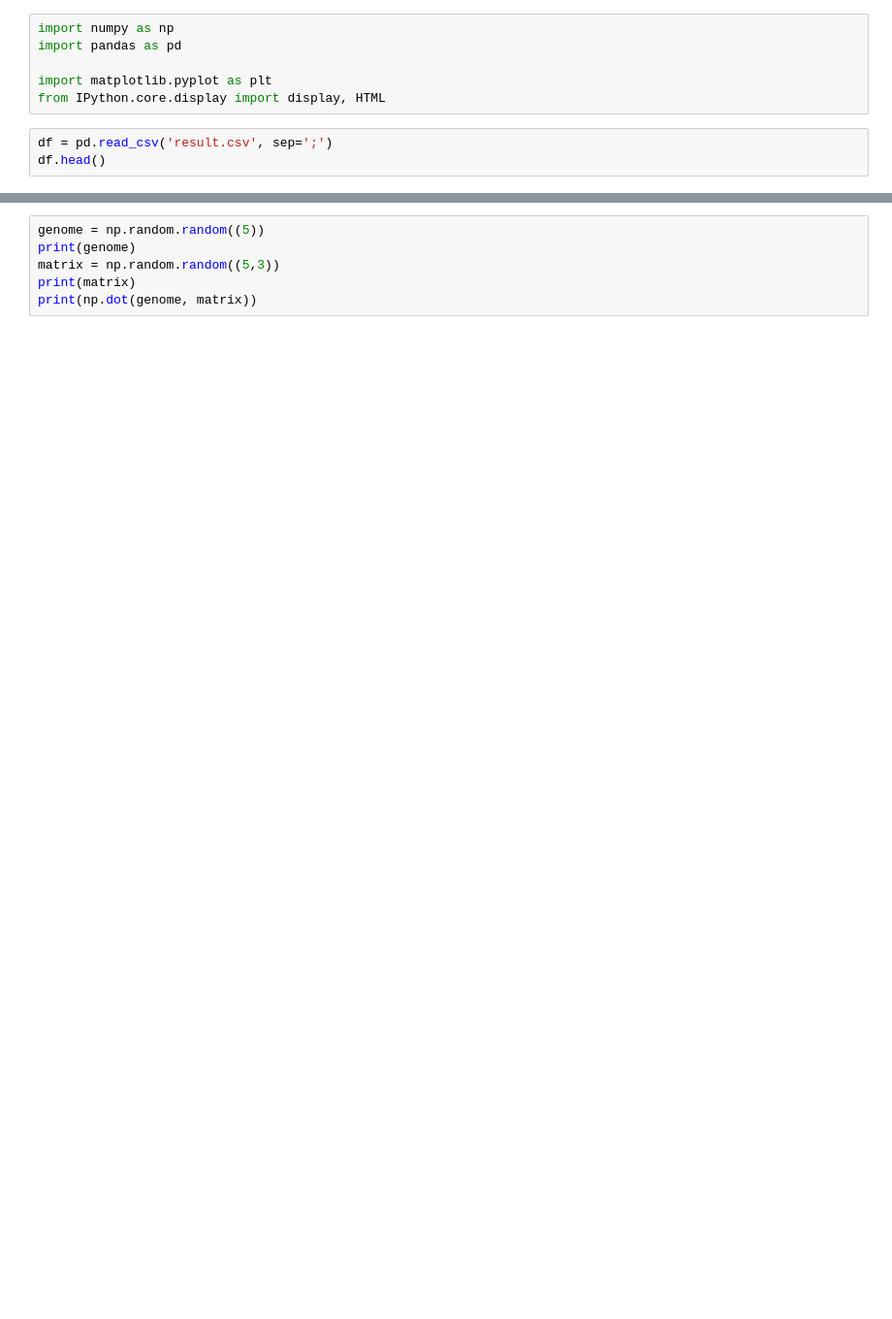
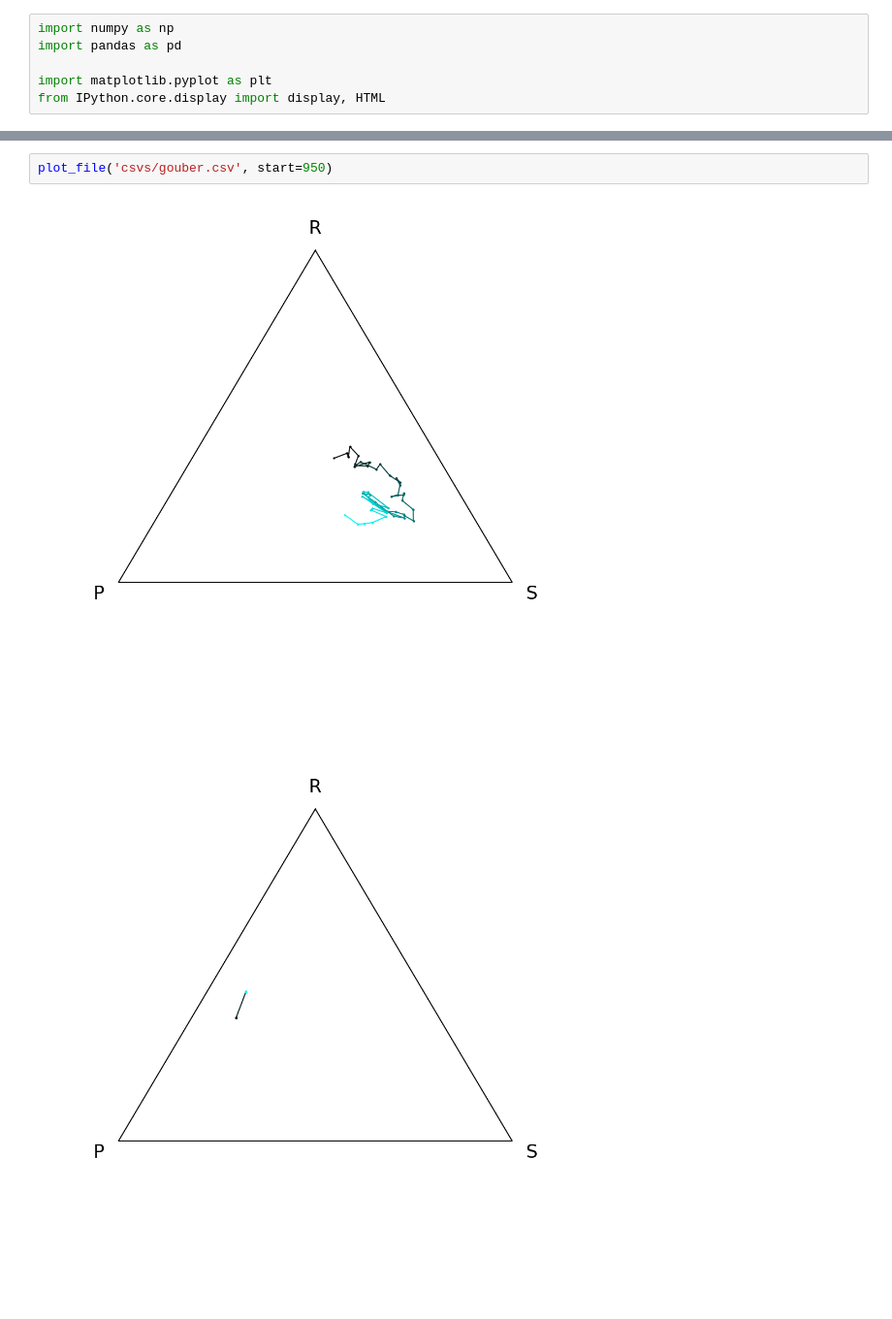
Before and after one commit to jassler/AgentEvolution, a Jupyter notebook: results/RockPaperScissorGames.ipynb, the cells around one changed output, grey strips where cells are left out. Shown: that part at 97% size. Cells and saved outputs as stored; diff of their text form; blank space fills up the shorter version.

```diff
--- a/results/RockPaperScissorGames.ipynb
+++ b/results/RockPaperScissorGames.ipynb
@@ -4,6 +4,3 @@ import pandas as pd
 
 import matplotlib.pyplot as plt
 from IPython.core.display import display, HTML
-# %%
-df = pd.read_csv('result.csv', sep=';')
-df.head()
@@ -56,6 +130,5 @@ plt.show()
-# %%
-genome = np.random.random((5))
-print(genome)
-matrix = np.random.random((5,3))
-print(matrix)
-print(np.dot(genome, matrix))
+# %%
+plot_file('csvs/gouber.csv', start=950)
+# %% [output]
+[figure, added]
+[figure, added]
```
Also changed, not shown: parts of 5 cells of this notebook, 10 other files.
